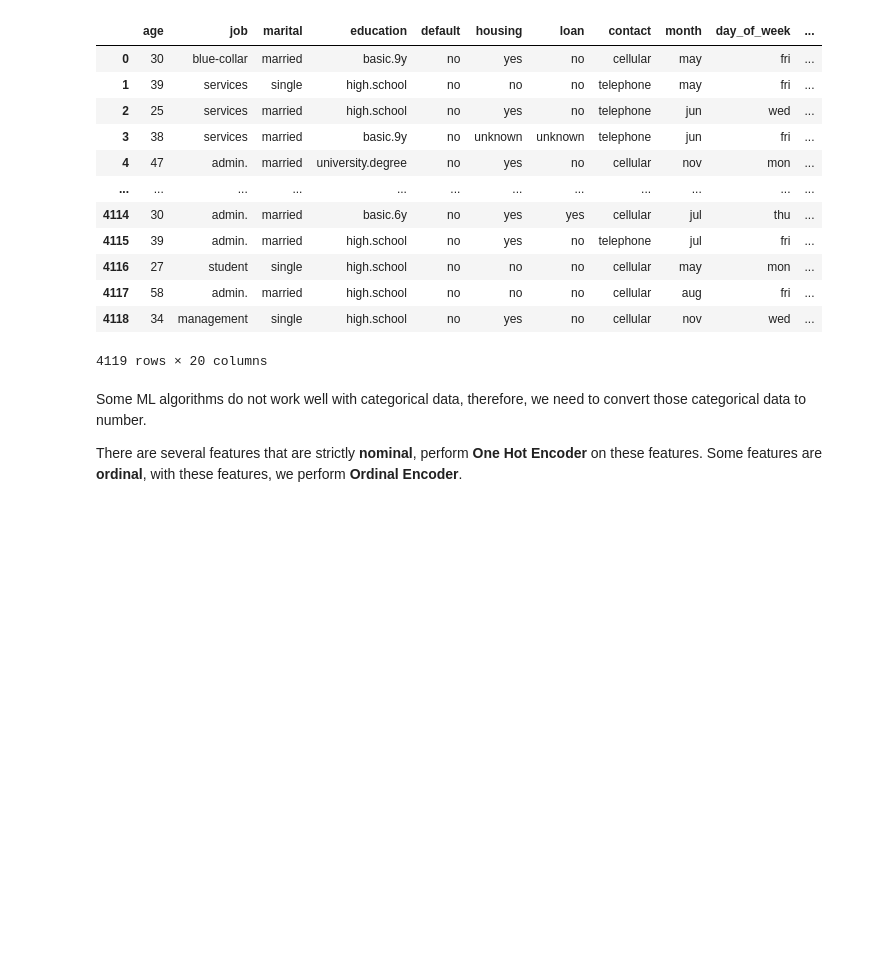
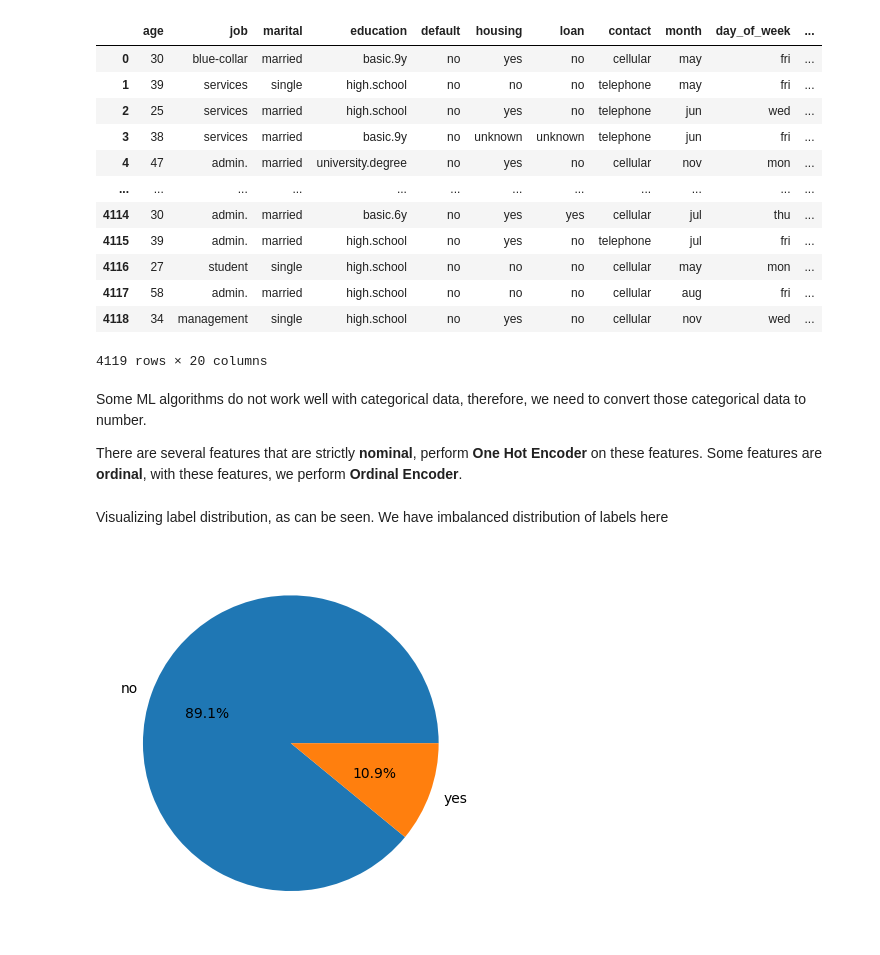
Before and after one commit to longtv2222/bank-investment-prediction, a Jupyter notebook: eda.ipynb, the cells around one changed output. Cells and saved outputs as stored; diff of their text form; code cells hidden in the pictures; blank space fills up the shorter version.

Commit message:
Add charts for visualizing labels

```diff
--- a/eda.ipynb
+++ b/eda.ipynb
@@ -81,3 +81,13 @@ transformed_df = pd.DataFrame(
 # Refer https://scikit-learn.org/stable/auto_examples/applications/plot_cyclical_feature_engineering.html
 # Also, should housing and loan be in encoded using OrdinalEncoder or OneHotEncoder?
 # I feel like there is no direct ranking between them so to play it safe, I use OneHotEncoder for it
+# %% [markdown]
+Visualizing label distribution, as can be seen. We have imbalanced distribution of labels here
+# %%
+import matplotlib.pyplot as plt
+
+scores = df["y"].value_counts()
+plt.pie(scores, labels=scores.index, autopct='%1.1f%%')
+plt.show()
+# %% [output]
+[figure, added]
```
